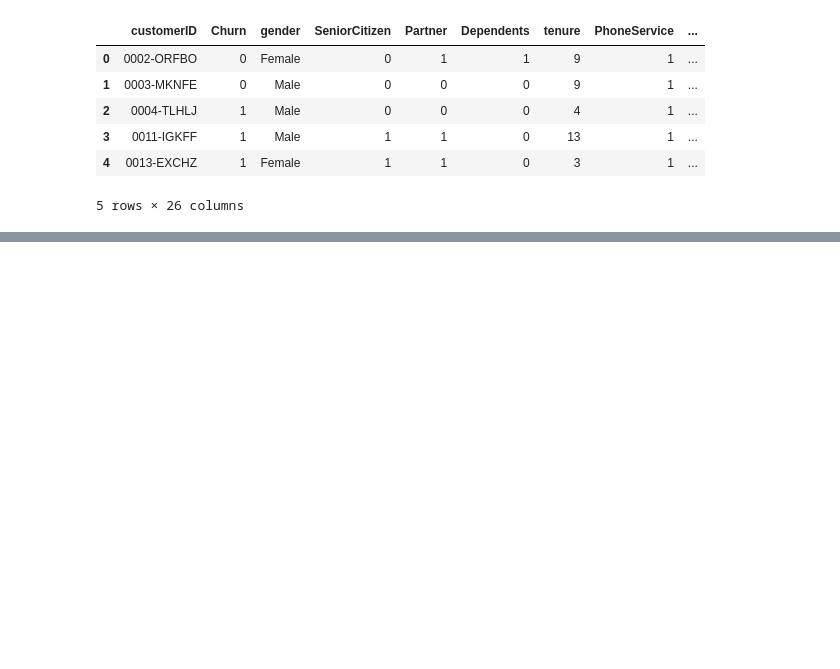
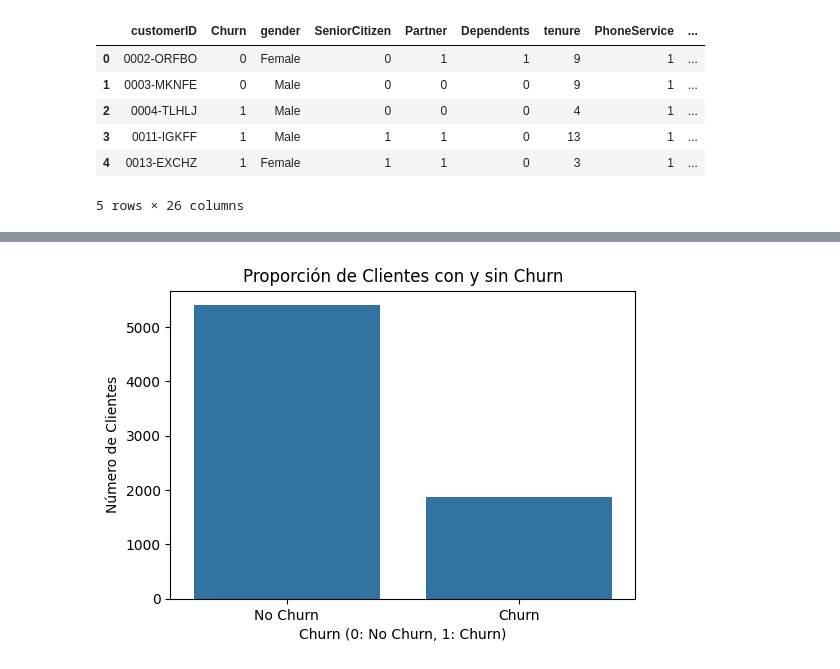
Before and after one commit to P0Iar/Challenge2-TelecomX, a Jupyter notebook: TelecomX_LATAM.ipynb, the cells around one changed output, grey strips where cells are left out. Drawn from its saved outputs; the diff is of its cells as text; code cells hidden in the pictures; blank space fills up the shorter version.

```diff
--- a/TelecomX_LATAM.ipynb
+++ b/TelecomX_LATAM.ipynb
@@ -358,0 +466,12 @@ DataFrame fusionado con la nueva columna 'Cuentas_Diarias':
+# %%
+churn_counts = df_merged['Churn'].value_counts()
+
+plt.figure(figsize=(6, 4))
+sns.barplot(x=churn_counts.index, y=churn_counts.values)
+plt.title('Proporción de Clientes con y sin Churn')
+plt.xlabel('Churn (0: No Churn, 1: Churn)')
+plt.ylabel('Número de Clientes')
+plt.xticks([0, 1], ['No Churn', 'Churn'])
+plt.show()
+# %% [output]
+[figure, added]
```
Also changed, not shown: parts of 29 cells of this notebook.
